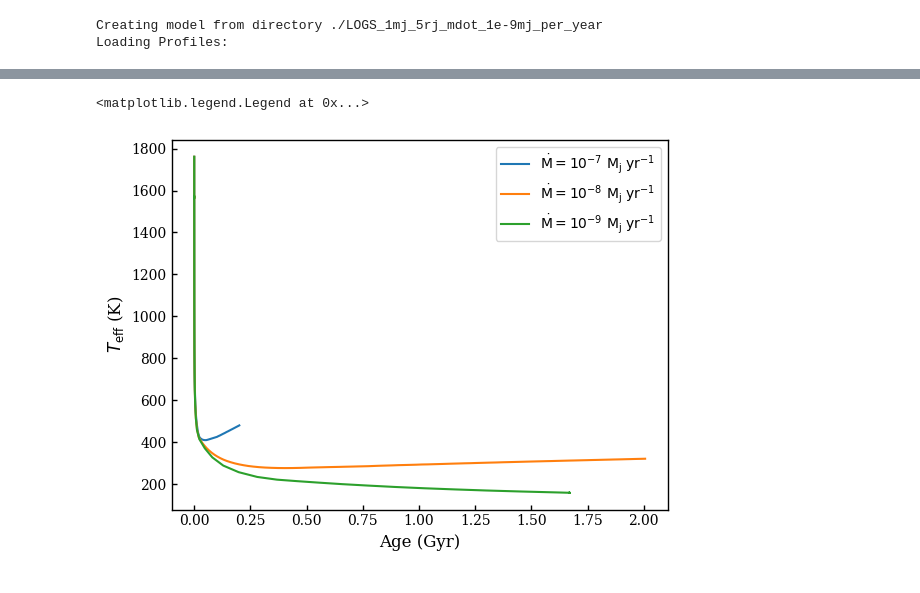
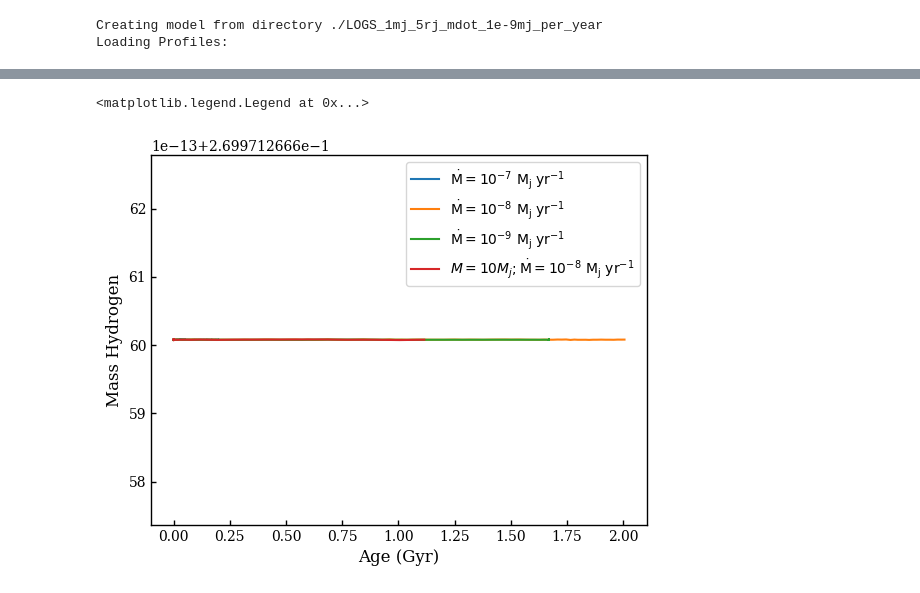
Before and after one commit to mkorolik/astr375, a Jupyter notebook: analysis.ipynb, the cells around one changed output, grey strips where cells are left out. Cells and saved outputs as stored; diff of their text form; code cells hidden in the pictures.

```diff
--- a/analysis.ipynb
+++ b/analysis.ipynb
@@ -55,0 +69,2 @@ Loading Profiles:
+# %%
+m10mdot8 = pm.model('./LOGS_10mj_5rj_mdot_1e-8mj_per_year')
@@ -64,11 +207,15 @@ Text(0, 0.5, '$T_\\mathrm{eff}$ (K)')
 # %%
-plt.plot(10**-9 * p3.DF['star_age'], 10**p3.DF['log_Teff'], label=r'$\dot{\mathrm{M}} = 10^{-7} \ \mathrm{M}_\mathrm{j} \ \mathrm{yr}^{-1}$')
-plt.plot(10**-9 * p2.DF['star_age'], 10**p2.DF['log_Teff'], label=r'$\dot{\mathrm{M}} = 10^{-8} \ \mathrm{M}_\mathrm{j} \ \mathrm{yr}^{-1}$')
-plt.plot(10**-9 * p4.DF['star_age'], 10**p4.DF['log_Teff'], label=r'$\dot{\mathrm{M}} = 10^{-9} \ \mathrm{M}_\mathrm{j} \ \mathrm{yr}^{-1}$')
+plt.plot(10**-9 * p3.DF['star_age'], p3.DF['total_mass_he4']/p3.DF['star_mass'], label=r'$\dot{\mathrm{M}} = 10^{-7} \ \mathrm{M}_\mathrm{j} \ \mathrm{yr}^{-1}$')
+plt.plot(10**-9 * p2.DF['star_age'], p2.DF['total_mass_he4']/p2.DF['star_mass'], label=r'$\dot{\mathrm{M}} = 10^{-8} \ \mathrm{M}_\mathrm{j} \ \mathrm{yr}^{-1}$')
+plt.plot(10**-9 * p4.DF['star_age'], p4.DF['total_mass_he4']/p4.DF['star_mass'], label=r'$\dot{\mathrm{M}} = 10^{-9} \ \mathrm{M}_\mathrm{j} \ \mathrm{yr}^{-1}$')
+
+plt.plot(10**-9*m10mdot8.DF['star_age'], m10mdot8.DF['total_mass_he4'] /m10mdot8.DF['star_mass'], label=r'$M = 10 M_j; \dot{\mathrm{M}} = 10^{-8} \ \mathrm{M}_\mathrm{j} \ \mathrm{yr}^{-1}$')
+
 
 plt.xlabel('Age (Gyr)')
-plt.ylabel(r'$T_\mathrm{eff}$ (K)')
+plt.ylabel(r'Mass Hydrogen')
+# plt.yscale('log')
 plt.legend()
 # %% [output]
 <matplotlib.legend.Legend at 0x...>
-[figure, old version]
+[figure, new version]
```
Also changed, not shown: parts of 27 cells of this notebook, 2 other files.
